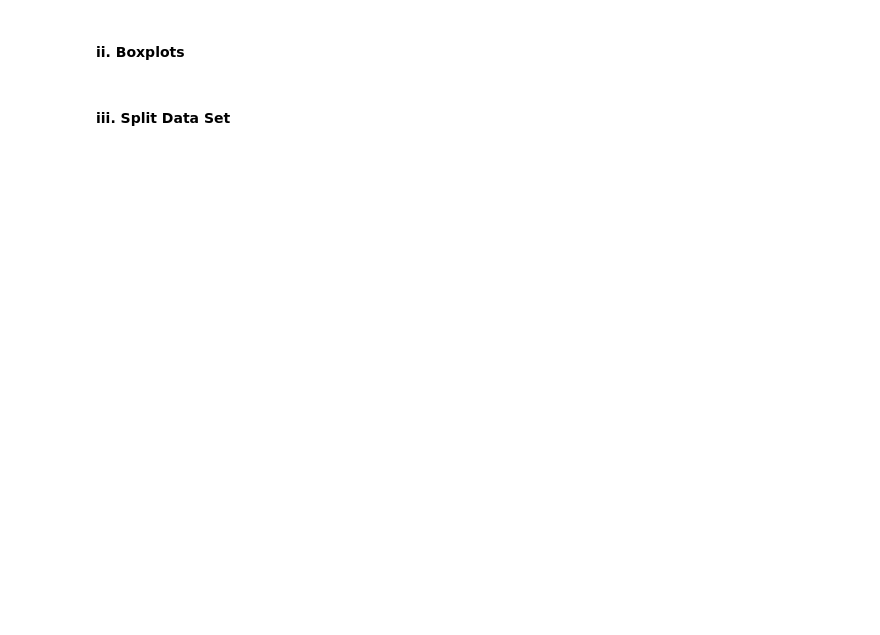
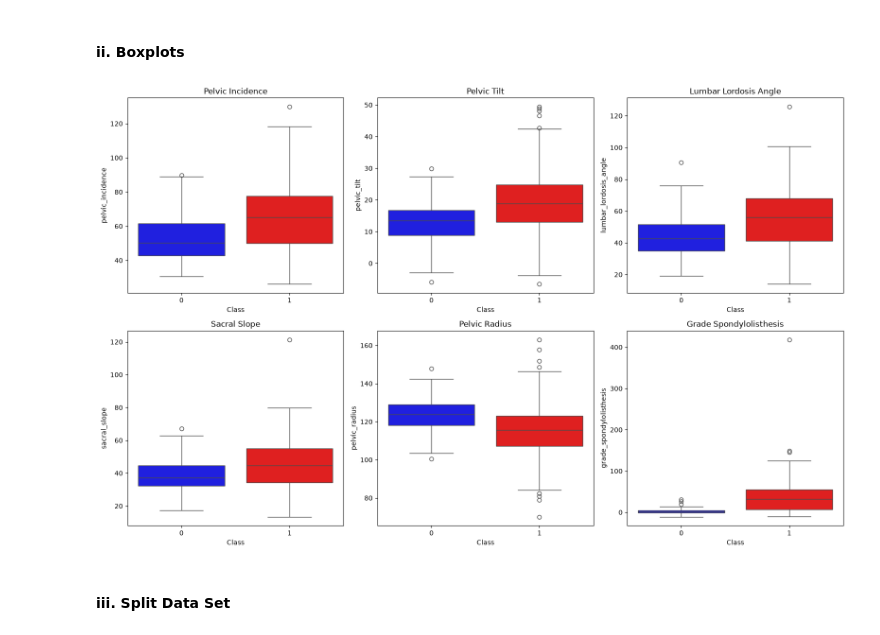
Before and after one commit to akeehan56/DSCI552, a Jupyter notebook: HW1/notebook/Last_First_HW1.ipynb, the cells around one changed output. Cells and saved outputs as stored; diff of their text form; code cells hidden in the pictures; blank space fills up the shorter version.

```diff
--- a/HW1/notebook/Last_First_HW1.ipynb
+++ b/HW1/notebook/Last_First_HW1.ipynb
@@ -50,4 +84,25 @@ data.head()
 # %% [markdown]
 #### ii. Boxplots
+# %%
+fig, axes = plt.subplots(2, 3, figsize=(16, 10))
+
+for variable, ax in zip(independent_variables, axes.flatten()):
+    sns.boxplot(
+        data=data,
+        x="class",
+        y=variable,
+        hue="class",
+        palette={0: "blue", 1: "red"},
+        legend=False,
+        ax=ax
+    )
+
+    ax.set_title(variable.replace("_", " ").title())
+    ax.set_xlabel("Class")
+
+plt.tight_layout()
+plt.show()
+# %% [output]
+[figure, added]
 # %% [markdown]
 #### iii. Split Data Set
```
Also changed, not shown: parts of 7 cells of this notebook.
